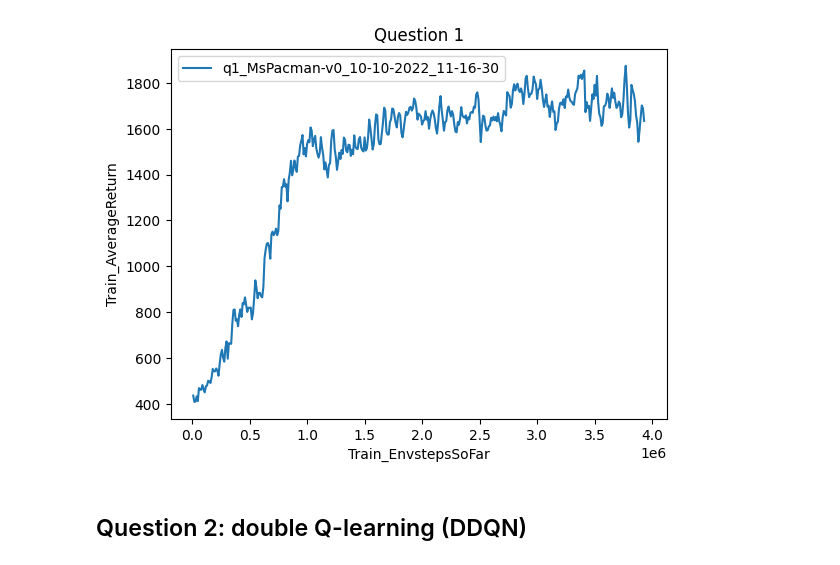
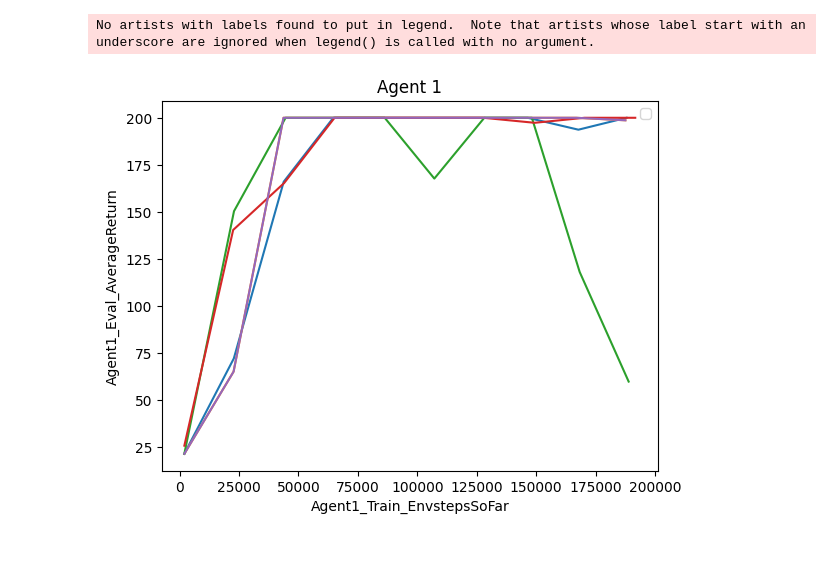
Before and after one commit to chirag-sharma-00/CS285-Project, a Jupyter notebook: cs285/scripts/plotter.ipynb, the cells around one changed output. Saved outputs shown, nothing was run; the diff lists cells and outputs as text; code cells hidden in the pictures.

Commit message:
generate result plot for milestone

```diff
--- a/cs285/scripts/plotter.ipynb
+++ b/cs285/scripts/plotter.ipynb
@@ -10,8 +9,6 @@ import glob
 import tensorflow as tf
 import numpy as np
 # %%
-X_label='Train_EnvstepsSoFar'
-Y_label='Train_AverageReturn'
 def get_section_results(file, X_label='Train_EnvstepsSoFar', Y_label='Train_AverageReturn'):
     """
         requires tensorflow==1.12.0
@@ -27,7 +24,7 @@ def get_section_results(file, X_label='Train_EnvstepsSoFar', Y_label='Train_Aver
     return X, Y
 
 def getXY(exp_name, X_label='Train_EnvstepsSoFar', Y_label='Train_AverageReturn'):
-    logdir = '/home/harvey/Documents/cs285/homework_fall2022/hw3/data/%s/events*'%exp_name
+    logdir = '/home/harvey/Documents/cs285/CS285-Project/data/%s/events*'%exp_name
     eventfile = glob.glob(logdir)[0]
     X, Y = get_section_results(eventfile, X_label=X_label, Y_label=Y_label)
     return X, Y
@@ -73,0 +36,25 @@ dqn_lunar3 = "q2_dqn_3_LunarLander-v3_10-10-2022_23-45-06"
+# %%
+exp1 = "todo_CartPole-v0_24-10-2022_19-17-05"
+exp2 = "todo_CartPole-v0_25-10-2022_12-53-39"
+exp3 = "todo_CartPole-v0_25-10-2022_12-57-28"
+exp4 = "todo_CartPole-v0_25-10-2022_13-03-10"
+exp5 = "todo_CartPole-v0_25-10-2022_13-05-46"
+
+
+
+# check(exp1)
+# %%
+X_label='Agent0_Train_EnvstepsSoFar'
+Y_label='Agent0_Eval_AverageReturn'
+exp_names = [exp1, exp2, exp3, exp4, exp5]
+
+for exp_name in exp_names:
+    X1, Y1 = getXY(exp_name, X_label=X_label, Y_label=Y_label)
+    plt.plot(X1, Y1) # , label=exp_name
+plt.xlabel(X_label)
+plt.ylabel(Y_label)
+plt.legend()
+
+plt.title("Agent 0")
+plt.savefig("agent0.png")
+plt.show()
@@ -74,16 +64,18 @@ dqn_lunar3 = "q2_dqn_3_LunarLander-v3_10-10-2022_23-45-06"
 # %%
-exp_names = [q1name]
+X_label='Agent1_Train_EnvstepsSoFar'
+Y_label='Agent1_Eval_AverageReturn'
+exp_names = [exp1, exp2, exp3, exp4, exp5]
 
 for exp_name in exp_names:
-    X1, Y1 = getXY(exp_name)
-    plt.plot(X1[1:], Y1, label=exp_name)
+    X1, Y1 = getXY(exp_name, X_label=X_label, Y_label=Y_label)
+    plt.plot(X1, Y1) # , label=exp_name
 plt.xlabel(X_label)
 plt.ylabel(Y_label)
 plt.legend()
 
-plt.title("Question 1")
+plt.title("Agent 1")
+plt.savefig("agent1.png")
 plt.show()
 # %% [output]
+No artists with labels found to put in legend.  Note that artists whose label start with an underscore are ignored when legend() is called with no argument.
-[figure, old version]
+[figure, new version]
-# %% [markdown]
-## Question 2: double Q-learning (DDQN)
```
Also changed, not shown: parts of 17 cells of this notebook, 2 other files.
